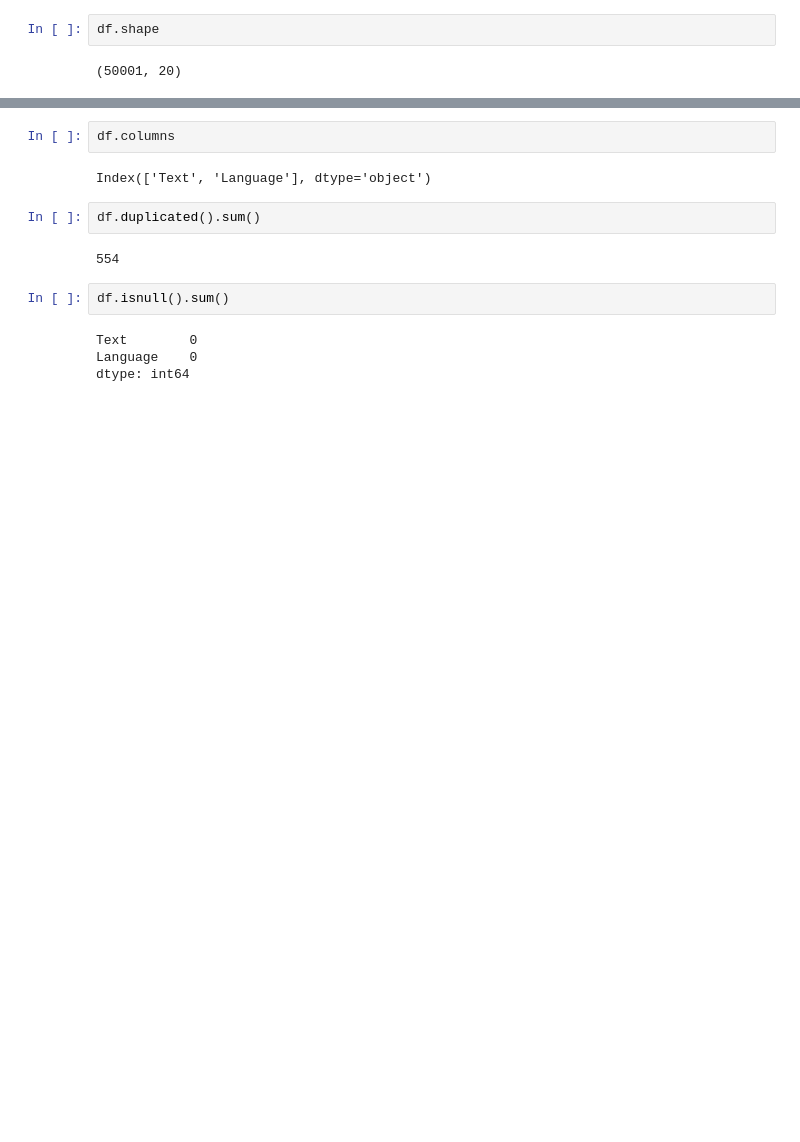
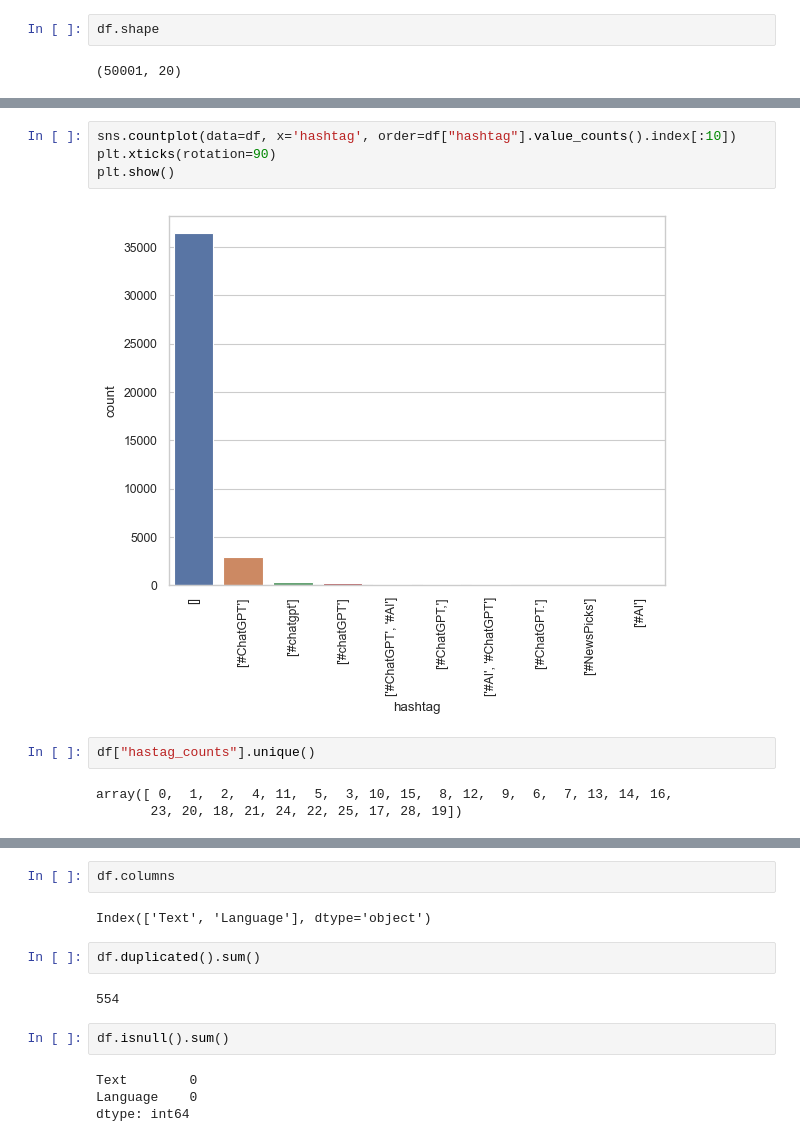
Before and after one commit to HABDULLAHF/Lab_final, a Jupyter notebook: 2020023_labfinal.ipynb, the cells around one changed output, grey strips where cells are left out. Cells and saved outputs as stored; diff of their text form; blank space fills up the shorter version.

```diff
--- a/2020023_labfinal.ipynb
+++ b/2020023_labfinal.ipynb
@@ -56,0 +71,11 @@ y = df['Language']  # Target variable
+# %%
+sns.countplot(data=df, x='hashtag', order=df["hashtag"].value_counts().index[:10])
+plt.xticks(rotation=90)
+plt.show()
+# %% [output]
+[figure, added]
+# %%
+df["hastag_counts"].unique()
+# %% [output]
+array([ 0,  1,  2,  4, 11,  5,  3, 10, 15,  8, 12,  9,  6,  7, 13, 14, 16,
+       23, 20, 18, 21, 24, 22, 25, 17, 28, 19])
```
Also changed, not shown: parts of 26 cells of this notebook.
